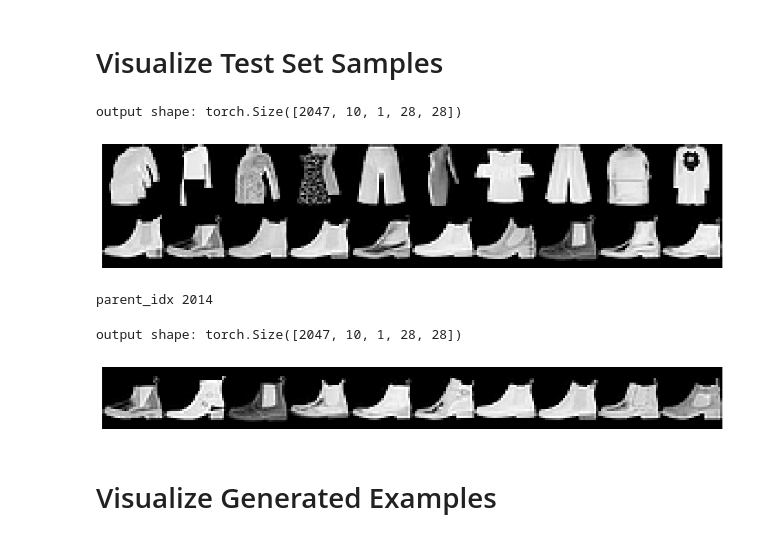
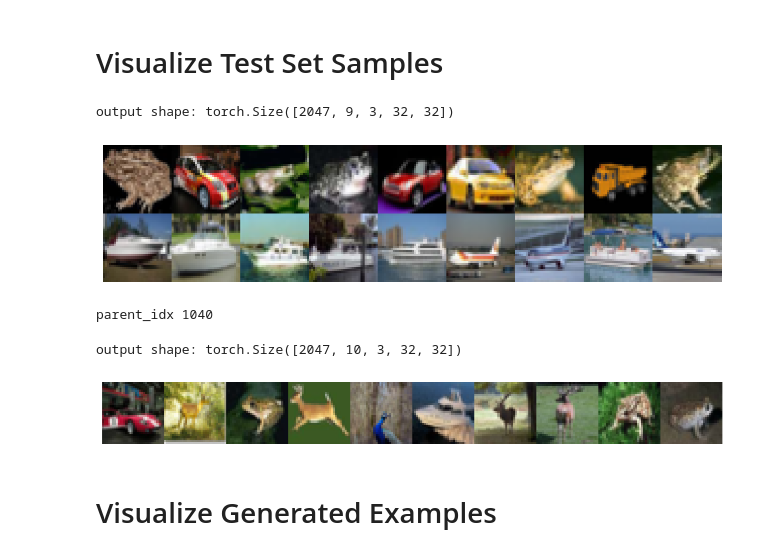
Before and after one commit to Teachable-AI-Lab/unsupervised-prototypes, a Jupyter notebook: viz_gen.ipynb, the cells around one changed output. Drawn from its saved outputs; the diff is of its cells as text; code cells hidden in the pictures.

```diff
--- a/viz_gen.ipynb
+++ b/viz_gen.ipynb
@@ -119,28 +116,28 @@ device = torch.device('cuda' if torch.cuda.is_available() else 'cpu')
 n_layers=10
 
 ## For MNIST / Fashion-MNIST
+# model = DeepTaxonNet(
+#     n_layers=n_layers,
+#     enc_hidden_dim=128*1*1,
+#     dec_hidden_dim=(128,1,1),
+#     input_dim=1*28*28,
+#     latent_dim=10,
+#     encoder_name='omniglot',
+#     decoder_name='omniglot',
+#     kl1_weight=1
+# ).to(device)
+
+## For CIFAR-10
 model = DeepTaxonNet(
     n_layers=n_layers,
-    enc_hidden_dim=128*1*1,
-    dec_hidden_dim=(128,1,1),
-    input_dim=1*28*28,
-    latent_dim=10,
-    encoder_name='omniglot',
-    decoder_name='omniglot',
+    enc_hidden_dim=512*1*1,
+    dec_hidden_dim=(512,1,1),
+    input_dim=3*32*32,
+    latent_dim=64,
+    encoder_name='resnet18',
+    decoder_name='resnet18',
     kl1_weight=1
 ).to(device)
-
-## For CIFAR-10
-# model = DeepTaxonNet(
-#     n_layers=n_layers,
-#     enc_hidden_dim=512*1*1,
-#     dec_hidden_dim=(512,1,1),
-#     input_dim=3*32*32,
-#     latent_dim=64,
-#     encoder_name='resnet18',
-#     decoder_name='resnet18',
-#     kl1_weight=1
-# ).to(device)
 
 
 path = './models/'
@@ -148,6 +145,10 @@ path = './models/'
 # run = 'vade-10-rec-5-reg-1.2-fmnist/'
 # run = 'vade-11-reg-1-fmnist/'
 model_name = 'dtn-10-fmnist.pt'
+
+path = '/nethome/zwang910/file_storage/nips-2025/deep-taxon/project-checkin/'
+model_name = 'dtn-10-cifar10/deep_taxon_480.pt'
+
 model.load_state_dict(torch.load(f'{path}{model_name}'))
 # %% [output]
 <All keys matched successfully>
@@ -165,7 +166,7 @@ def plot_dataset_examples(model, test_loader, start_offset=0, n_nodes=10, n_exam
         for i, (images, labels) in enumerate(test_loader):
             images = images.to(device)
             # Get the latent representation for the batch
-            _, recon_loss, kl1, kl2, H, pcx_batch, pi, _ = model(images)
+            _, recon_loss, kl1, kl2, H, pcx_batch, pi, _, _ = model(images)
             # Get the pcx values for the batch
             pcx.append(pcx_batch.cpu())
             test_set_img.append(images.cpu())
@@ -246,25 +247,25 @@ def plot_dataset_examples(model, test_loader, start_offset=0, n_nodes=10, n_exam
 # %%
 # Remember the how cluster list is layered, so the first 2^L - 1 clusters are the leaves.
 # e.g, cluster_list = [leaf1, leaf2, leaf3, leaf4, ..., root]
 # Start_offest is the index of the first cluster in the list to plot.
 # n_nodes is the number of clusters to plot, from start_offset.
 # n_examples is the number of examples to plot for each cluster.
 # If you want to plot the parent of the cluster you want, use the find_parent function to find the index of the parent cluster.
 
-fig = plot_dataset_examples(model, test_loader, start_offset=1980, n_nodes=2, n_examples=10, device=device)
+fig = plot_dataset_examples(model, test_loader, start_offset=32, n_nodes=2, n_examples=9, device=device)
 fig.show()
 # %% [output]
-output shape: torch.Size([2047, 10, 1, 28, 28])
+output shape: torch.Size([2047, 9, 3, 32, 32])
-[figure, old version]
+[figure, new version]
 # %%
-parent_idx = find_parent_simple(1980, 2**n_layers)
+parent_idx = find_parent_simple(32, 2**n_layers)
 print('parent_idx', parent_idx)
 fig = plot_dataset_examples(model, test_loader, start_offset=parent_idx, n_nodes=1, n_examples=10, device=device)
 fig.show()
 # %% [output]
-parent_idx 2014
+parent_idx 1040
-output shape: torch.Size([2047, 10, 1, 28, 28])
+output shape: torch.Size([2047, 10, 3, 32, 32])
-[figure, old version]
+[figure, new version]
 # %% [markdown]
 # Visualize Generated Examples
 # %%
```
Also changed, not shown: parts of 4 cells of this notebook, 26 other files.
